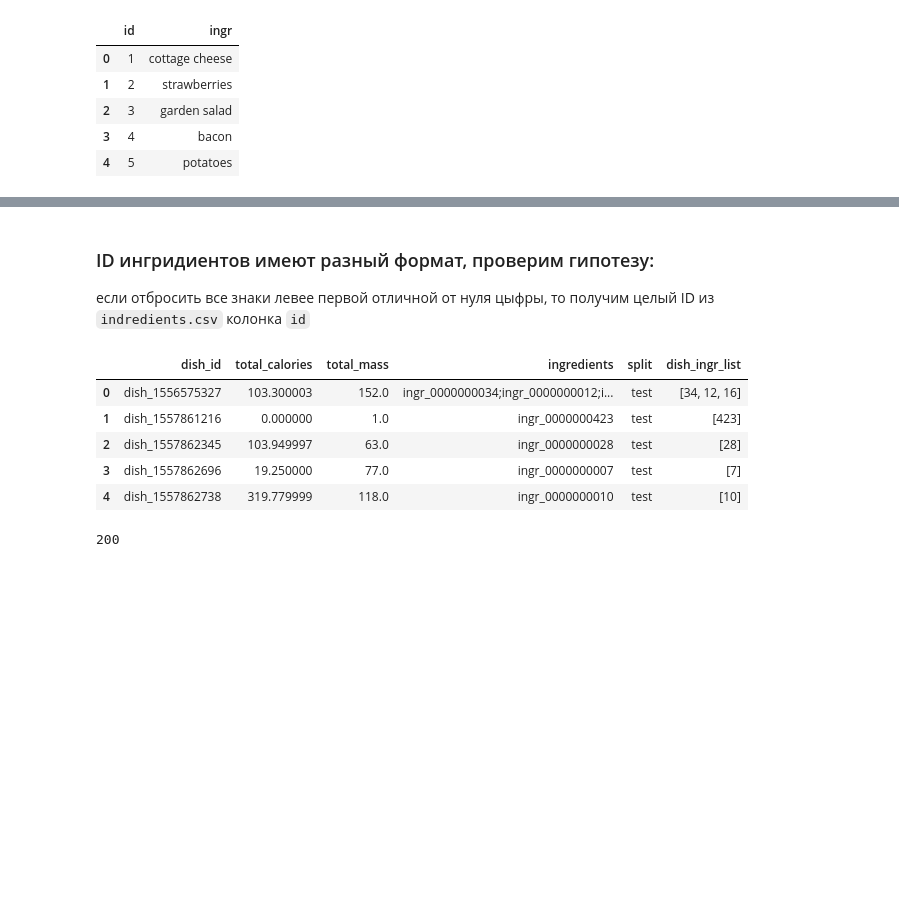
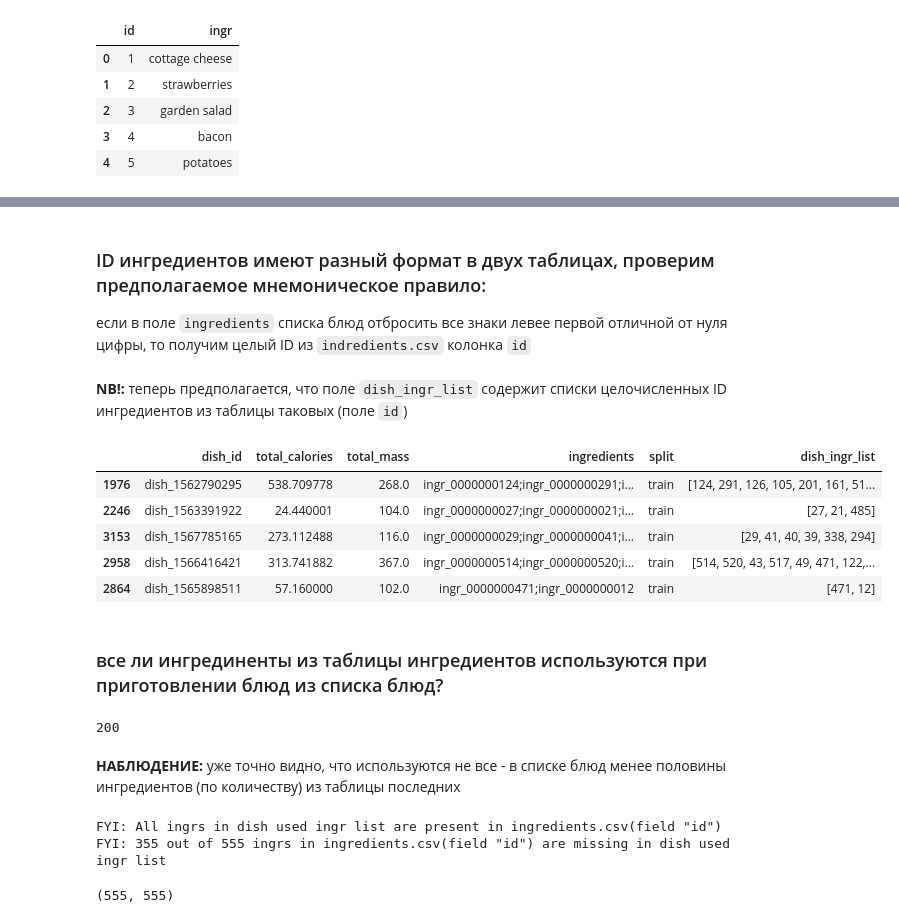
Before and after one commit to SanSanychSeva/Yandex_Practicum_DL_Engineer_2026_stream4, a Jupyter notebook: stream4_handson_project.ipynb, the cells around one changed output, grey strips where cells are left out. Cells and saved outputs as stored; diff of their text form; code cells hidden in the pictures; blank space fills up the shorter version.

```diff
--- a/stream4_handson_project.ipynb
+++ b/stream4_handson_project.ipynb
@@ -122,4 +157,4 @@ ingr_df.head()
 # %% [markdown]
-### ID ингридиентов имеют разный формат, проверим гипотезу:
-если отбросить все знаки левее первой отличной от нуля цыфры, то получим целый ID из `indredients.csv` колонка `id`
+### ID ингредиентов имеют разный формат в двух таблицах, проверим предполагаемое мнемоническое правило:
+если в поле `ingredients` списка блюд отбросить все знаки левее первой отличной от нуля цифры, то получим целый ID из `indredients.csv` колонка `id`
 # %%
@@ -127,21 +162,58 @@ dish_df['dish_ingr_list'] = dish_df.ingredients.map(lambda s: s.strip().split(';
 # %%
-dish_df.dish_ingr_list = dish_df.dish_ingr_list.map(pd.Series).map(
-                            lambda ser: ser.map(
-                                lambda s: int(re.sub(r"^0+", "", re.sub(r"\D", "", s)))
-                            )
-                        ).map(list)
+dish_df.dish_ingr_list = dish_df.dish_ingr_list.map(pd.Series).map(                       # конвертим список в серию пандас
+                            lambda ser: ser.map(                                          # к каждой серии применяем map()
+                                lambda s: int(re.sub(r"^0+", "", re.sub(r"\D", "", s)))   # с регулярным выражением и
+                            )                                                             # конвертим остаток в целый тип
+                        ).map(list)                                                       # возвращаем тип список (целых)
+# %% [markdown]
+**NB!:** теперь предполагается, что поле `dish_ingr_list` содержит списки целочисленных ID ингредиентов из таблицы таковых (поле `id`)
 # %%
-dish_df.head()
+dish_df.sample(5, axis=0)
 # %% [output]
 |  | dish_id | total_calories | total_mass | ingredients | split | dish_ingr_list |
-| 0 | dish_1556575327 | 103.300003 | 152.0 | ingr_0000000034;ingr_0000000012;i... | test | [34, 12, 16] |
-| 1 | dish_1557861216 | 0.000000 | 1.0 | ingr_0000000423 | test | [423] |
-| 2 | dish_1557862345 | 103.949997 | 63.0 | ingr_0000000028 | test | [28] |
-| 3 | dish_1557862696 | 19.250000 | 77.0 | ingr_0000000007 | test | [7] |
-| 4 | dish_1557862738 | 319.779999 | 118.0 | ingr_0000000010 | test | [10] |
+| 1976 | dish_1562790295 | 538.709778 | 268.0 | ingr_0000000124;ingr_0000000291;i... | train | [124, 291, 126, 105, 201, 161, 51... |
+| 2246 | dish_1563391922 | 24.440001 | 104.0 | ingr_0000000027;ingr_0000000021;i... | train | [27, 21, 485] |
+| 3153 | dish_1567785165 | 273.112488 | 116.0 | ingr_0000000029;ingr_0000000041;i... | train | [29, 41, 40, 39, 338, 294] |
+| 2958 | dish_1566416421 | 313.741882 | 367.0 | ingr_0000000514;ingr_0000000520;i... | train | [514, 520, 43, 517, 49, 471, 122,... |
+| 2864 | dish_1565898511 | 57.160000 | 102.0 | ingr_0000000471;ingr_0000000012 | train | [471, 12] |
+# %% [markdown]
+### все ли ингрединенты из таблицы ингредиентов используются при приготовлении блюд из списка блюд?
 # %%
 ingr_list = list(set(dish_df.dish_ingr_list.sum()))
 
 len(ingr_list)
 # %% [output]
 200
+# %% [markdown]
+**НАБЛЮДЕНИЕ:** уже точно видно, что используются не все - в списке блюд менее половины ингредиентов (по количеству) из таблицы последних
+# %%
+counter = 0
+
+for ingr in ingr_list:
+    if ingr not in list(ingr_df.id):
+        counter += 1
+
+if counter == 0:
+    print('FYI: All ingrs in dish used ingr list are present in ingredients.csv(field "id")')
+else:
+    print('FYI:', counter, 'out of', len(ingr_list),
+          'ingrs in dish used ingr list are missing in ingredients.csv(field "id")')
+
+counter = 0
+
+for ingr in list(ingr_df.id):
+    if ingr not in ingr_list:
+        counter += 1
+
+if counter == 0:
+    print('FYI: All ingrs in ingredients.csv(field "id") are present in dish used ingr list')
+else:
+    print('FYI:', counter, 'out of', len(ingr_df),
+          'ingrs in ingredients.csv(field "id") are missing in dish used ingr list')
+# %% [output]
+FYI: All ingrs in dish used ingr list are present in ingredients.csv(field "id")
+FYI: 355 out of 555 ingrs in ingredients.csv(field "id") are missing in dish used ingr list
+# %%
+len(ingr_df),  len(ingr_list) + counter     # проверяем возможные причины - должны совпасть!
+# %% [output]
+(555, 555)
```
Also changed, not shown: parts of 69 cells of this notebook.
